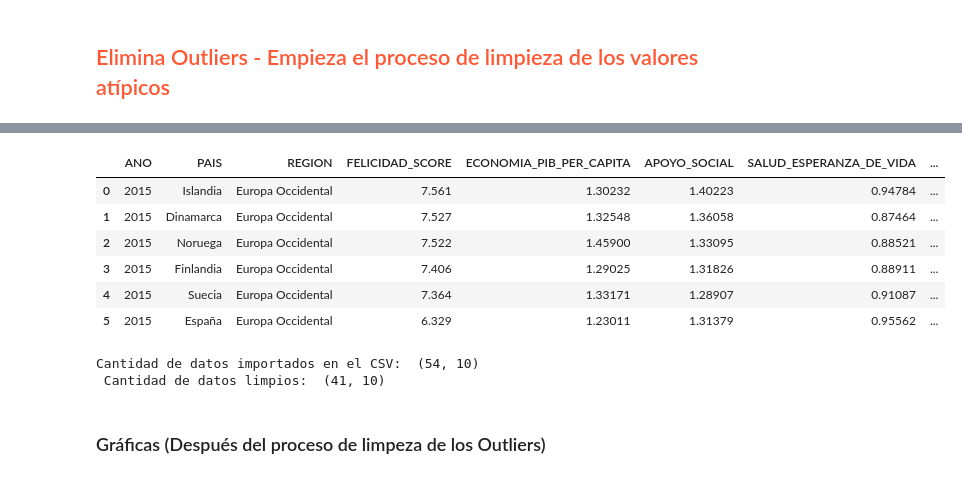
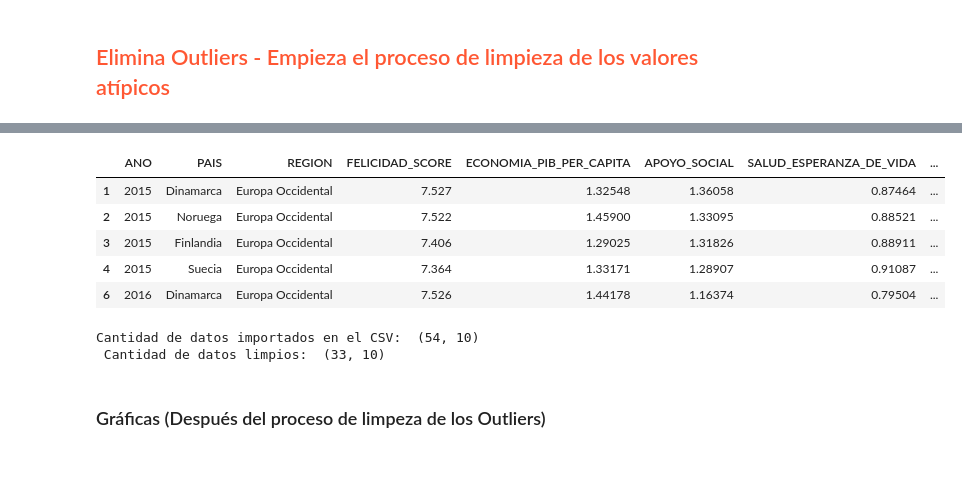
Before and after one commit to G6felicidad/Proyecto_Felicidad_Calidad_Vida, a Jupyter notebook: notebooks/2.0-limpieza_datos.ipynb, the cells around one changed output, grey strips where cells are left out. Cells and saved outputs as stored; diff of their text form; code cells hidden in the pictures.

```diff
--- a/notebooks/2.0-limpieza_datos.ipynb
+++ b/notebooks/2.0-limpieza_datos.ipynb
@@ -299,7 +338,7 @@ def outliers(df, ft):
 
 # crea una lista vacía para almacenar los índices
 index_list = []
-for column in [
+for column in ["FELICIDAD_SCORE",
     "ECONOMIA_PIB_PER_CAPITA",
     "APOYO_SOCIAL",
     "SALUD_ESPERANZA_DE_VIDA",
@@ -320,6 +359,6 @@ def eliminar(df, columna):
 # %%
 %%time
 df_limpio = eliminar(df, index_list)
-df_limpio.head(6)
+df_limpio.head()
 # %% [output]
 CPU times: total: 0 ns
@@ -327,16 +366,15 @@ Wall time: 2.01 ms
 |  | ANO | PAIS | REGION | FELICIDAD_SCORE | ECONOMIA_PIB_PER_CAPITA | APOYO_SOCIAL | SALUD_ESPERANZA_DE_VIDA | ... |
-| 0 | 2015 | Islandia | Europa Occidental | 7.561 | 1.30232 | 1.40223 | 0.94784 | ... |
 | 1 | 2015 | Dinamarca | Europa Occidental | 7.527 | 1.32548 | 1.36058 | 0.87464 | ... |
 | 2 | 2015 | Noruega | Europa Occidental | 7.522 | 1.45900 | 1.33095 | 0.88521 | ... |
 | 3 | 2015 | Finlandia | Europa Occidental | 7.406 | 1.29025 | 1.31826 | 0.88911 | ... |
 | 4 | 2015 | Suecia | Europa Occidental | 7.364 | 1.33171 | 1.28907 | 0.91087 | ... |
-| 5 | 2015 | España | Europa Occidental | 6.329 | 1.23011 | 1.31379 | 0.95562 | ... |
+| 6 | 2016 | Dinamarca | Europa Occidental | 7.526 | 1.44178 | 1.16374 | 0.79504 | ... |
 # %%
 df_limpio.shape
 print("Cantidad de datos importados en el CSV: ", df.shape, "\n", "Cantidad de datos limpios: ", df_limpio.shape)
 # %% [output]
 Cantidad de datos importados en el CSV:  (54, 10)
- Cantidad de datos limpios:  (41, 10)
+ Cantidad de datos limpios:  (33, 10)
 # %% [markdown]
 ### Gráficas (Después del proceso de limpeza de los Outliers)
 # %%
```
Also changed, not shown: parts of 19 cells of this notebook, 1 other file.
